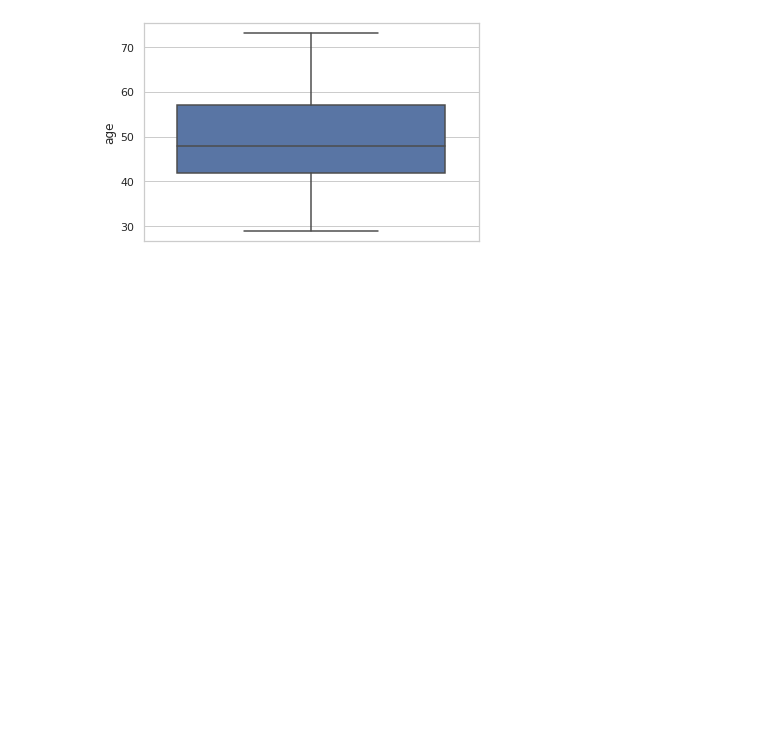
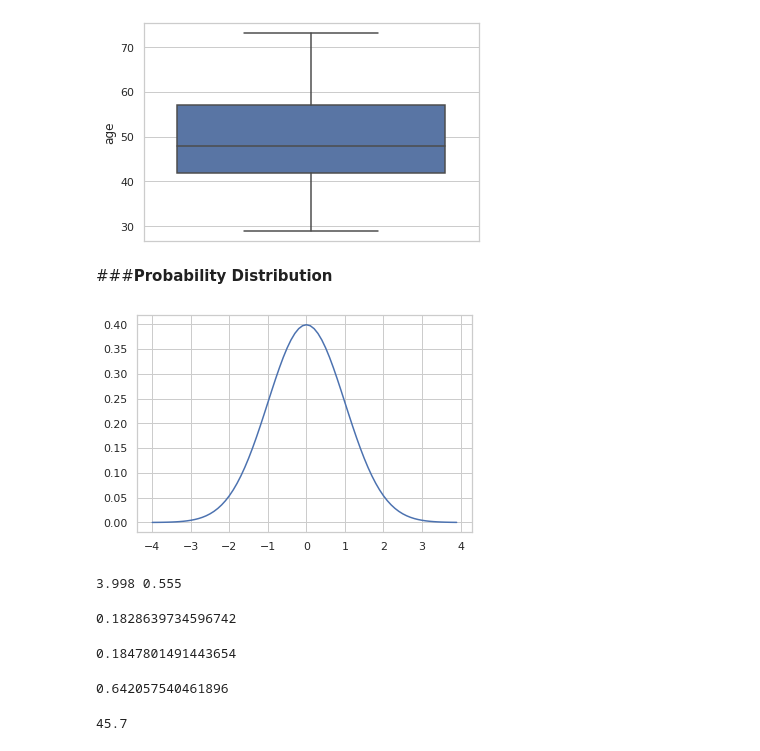
Before and after one commit to Muhliscm/Course-era-captone, a Jupyter notebook: statistics.ipynb, the cells around one changed output. Saved outputs shown, nothing was run; the diff lists cells and outputs as text; code cells hidden in the pictures; blank space fills up the shorter version.

```diff
--- a/statistics.ipynb
+++ b/statistics.ipynb
@@ -271,3 +271,5 @@ sns.boxplot(y= 'age', data = ratings_df)
 # %% [output]
 <matplotlib.axes._subplots.AxesSubplot at 0x...>
 [figure]
+# %% [markdown]
+###**Probability Distribution**
@@ -273,0 +279,36 @@ sns.boxplot(y= 'age', data = ratings_df)
+# %%
+from scipy.stats import norm
+x_axis = np.arange(-4, 4, .1)
+# Mean = 0, sd = 1
+plt.plot(x_axis, norm.pdf(x_axis, 0, 1))
+plt.show()
+# %% [output]
+[figure, added]
+# %%
+eval_mean = round(ratings_df['eval'].mean(), 3)
+eval_sd = round(ratings_df['eval'].std(), 3)
+print(eval_mean, eval_sd)
+# %% [output]
+3.998 0.555
+# %%
+prob0 = scipy.stats.norm.cdf((4.5 - eval_mean) / eval_sd)
+print(1 - prob0)
+# %% [output]
+0.1828639734596742
+# %%
+x1 = 3.5
+prob1 = scipy.stats.norm.cdf((x1 - eval_mean)/eval_sd)
+print(prob1)
+# %% [output]
+0.1847801491443654
+# %%
+x2 = 4.2
+z = (x2 - eval_mean) / eval_sd
+prob2 = scipy.stats.norm.cdf(z)
+print(prob2)
+# %% [output]
+0.642057540461896
+# %%
+round((prob2 - prob1)* 100, 1)
+# %% [output]
+45.7
```
Also changed, not shown: parts of 25 cells of this notebook.
